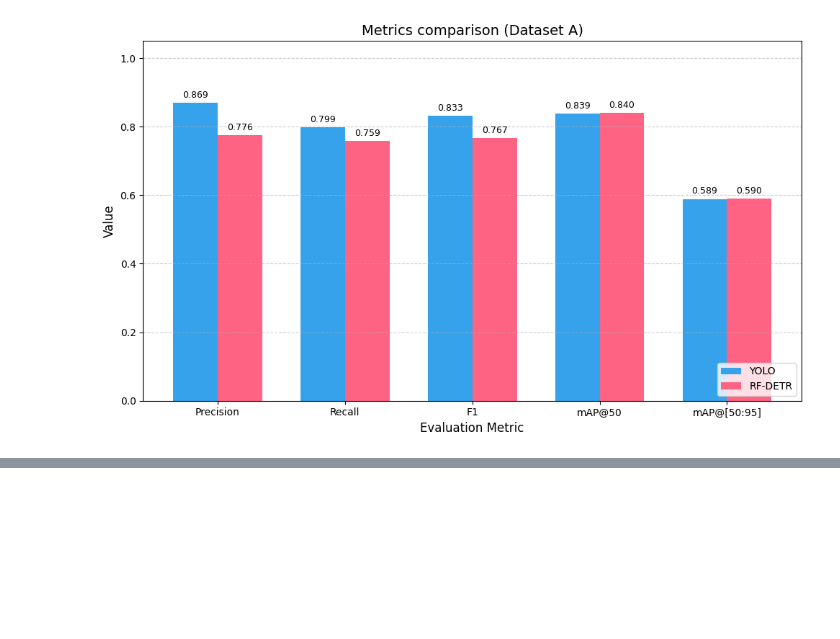
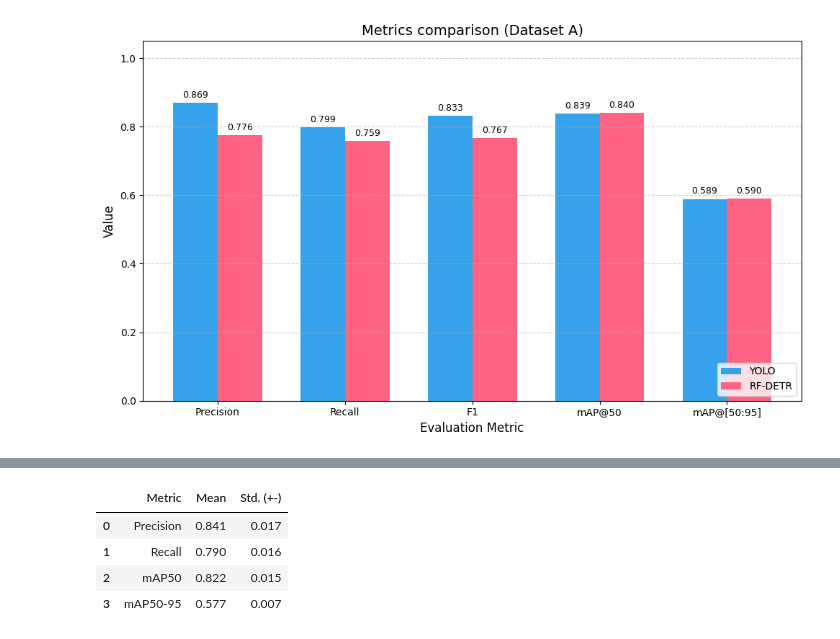
Before and after one commit to kekslol24/Glass-Defect-Detection-Evaluating-Object-Detection-Models, a Jupyter notebook: Coding/Model_Code/resultsplotting.ipynb, the cells around one changed output, grey strips where cells are left out. Saved outputs shown, nothing was run; the diff lists cells and outputs as text; code cells hidden in the pictures; blank space fills up the shorter version.

```diff
--- a/Coding/Model_Code/resultsplotting.ipynb
+++ b/Coding/Model_Code/resultsplotting.ipynb
@@ -337,0 +298,25 @@ df_results
+# %%
+metric_names_yolo_a = [
+    "Precision",
+    "Recall",
+    "mAP50",
+    "mAP50-95"
+]
+
+mean_yolo_a = [0.8409, 0.7900, 0.8221, 0.5768]
+std_yolo_a = [0.0173, 0.0161, 0.0149, 0.0066]
+
+df_yolo_a = pd.DataFrame({
+    "Metric": metric_names_yolo_a,
+    "Mean": mean_yolo_a,
+    "Std. (+-)": std_yolo_a
+}
+)
+
+df_yolo_a
+# %% [output]
+|  | Metric | Mean | Std. (+-) |
+| 0 | Precision | 0.841 | 0.017 |
+| 1 | Recall | 0.790 | 0.016 |
+| 2 | mAP50 | 0.822 | 0.015 |
+| 3 | mAP50-95 | 0.577 | 0.007 |
```
Also changed, not shown: parts of 9 cells of this notebook, 18 other files.
